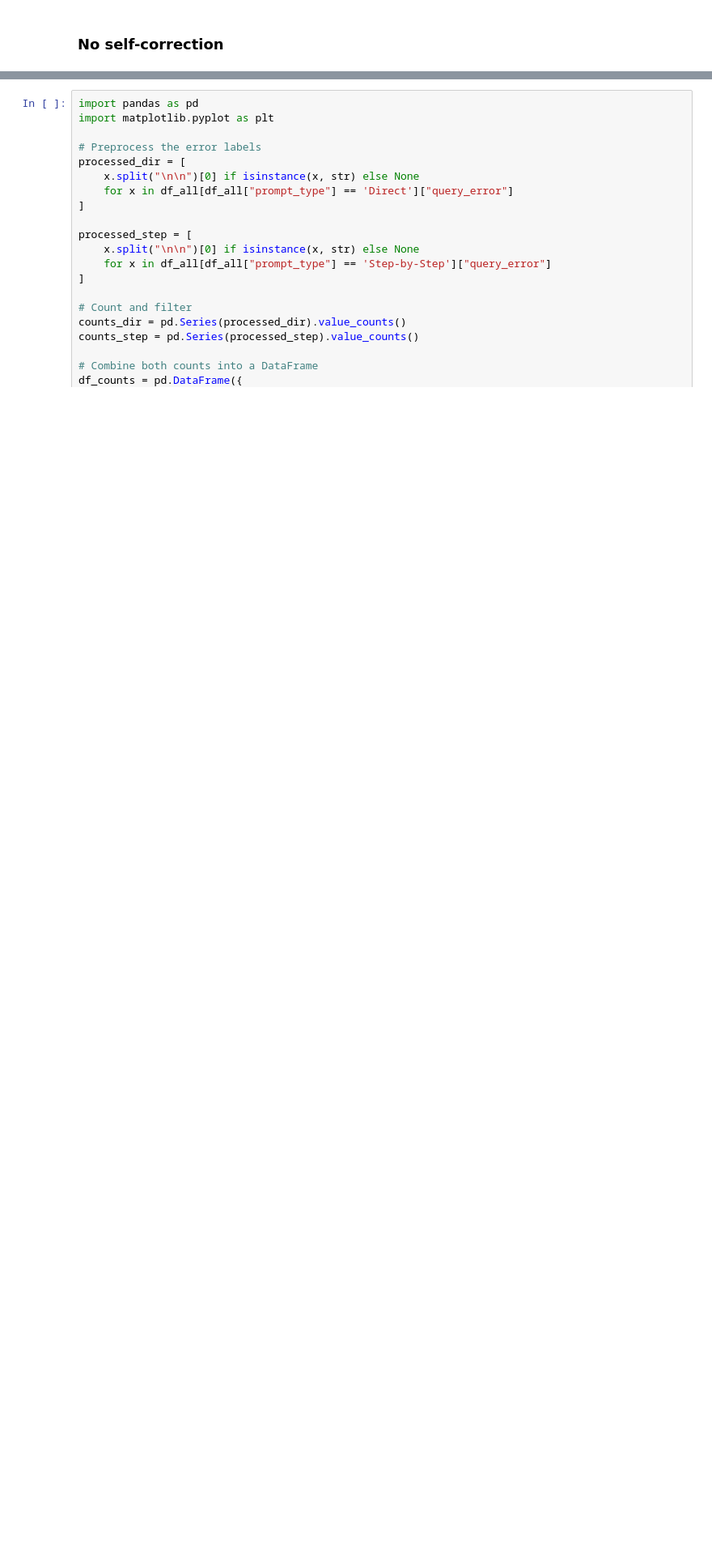
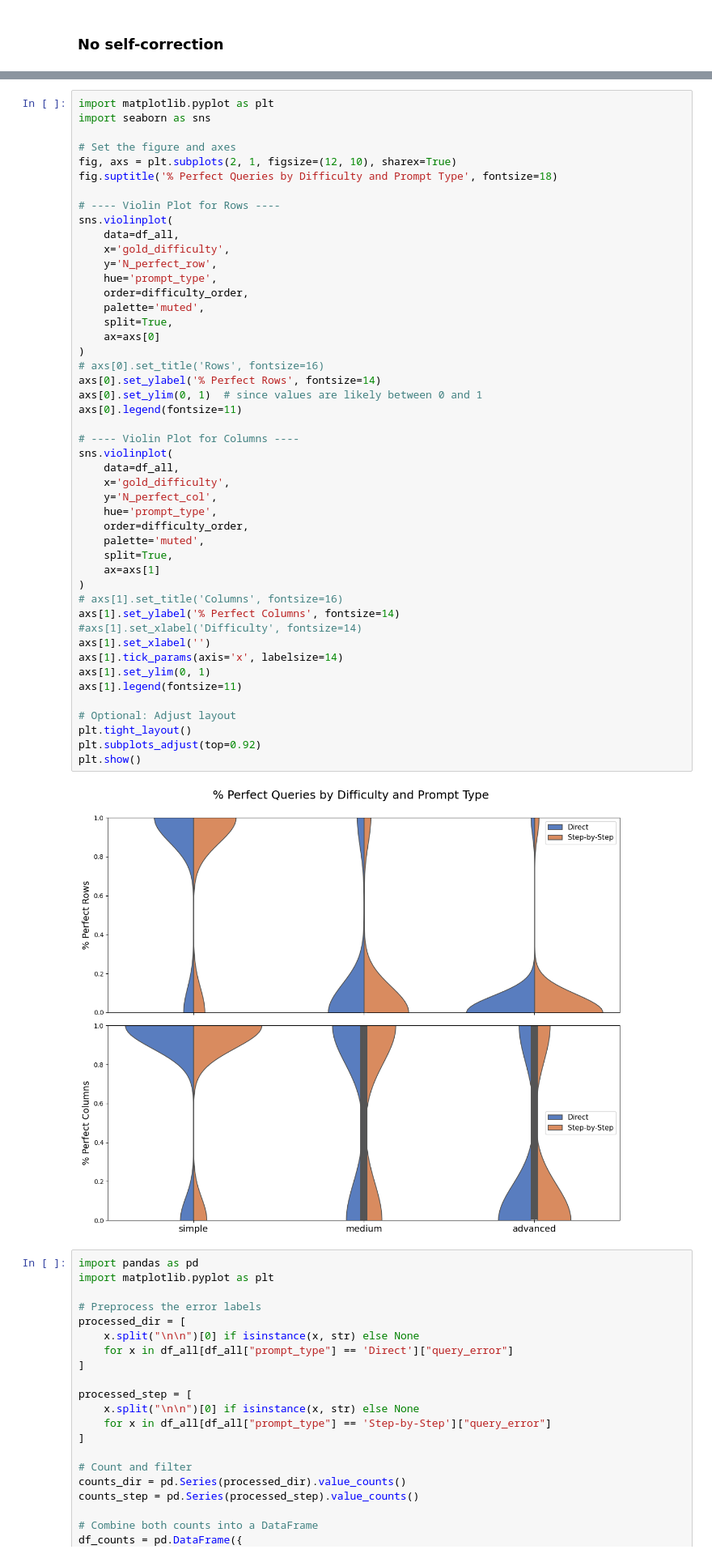
Before and after one commit to SimonSanfeliu/Tesis-Simon-Sanfeliu, a Jupyter notebook: Graphs_v2.ipynb, the cells around one changed output, grey strips where cells are left out. Shown at 81% size. Drawn from its saved outputs; the diff is of its cells as text; blank space fills up the shorter version.

Commit message:
✨ ⚡️ Added violin plots and automated LaTeX table generation

```diff
--- a/Graphs_v2.ipynb
+++ b/Graphs_v2.ipynb
@@ -228,6 +315,55 @@ plt.subplots_adjust(top=0.9)
 plt.show()
 # %% [output]
 [figure]
+# %%
+import matplotlib.pyplot as plt
+import seaborn as sns
+
+# Set the figure and axes
+fig, axs = plt.subplots(2, 1, figsize=(12, 10), sharex=True)
+fig.suptitle('% Perfect Queries by Difficulty and Prompt Type', fontsize=18)
+
+# ---- Violin Plot for Rows ----
+sns.violinplot(
+    data=df_all,
+    x='gold_difficulty',
+    y='N_perfect_row',
+    hue='prompt_type',
+    order=difficulty_order,
+    palette='muted',
+    split=True,
+    ax=axs[0]
+)
+# axs[0].set_title('Rows', fontsize=16)
+axs[0].set_ylabel('% Perfect Rows', fontsize=14)
+axs[0].set_ylim(0, 1)  # since values are likely between 0 and 1
+axs[0].legend(fontsize=11)
+
+# ---- Violin Plot for Columns ----
+sns.violinplot(
+    data=df_all,
+    x='gold_difficulty',
+    y='N_perfect_col',
+    hue='prompt_type',
+    order=difficulty_order,
+    palette='muted',
+    split=True,
+    ax=axs[1]
+)
+# axs[1].set_title('Columns', fontsize=16)
+axs[1].set_ylabel('% Perfect Columns', fontsize=14)
+#axs[1].set_xlabel('Difficulty', fontsize=14)
+axs[1].set_xlabel('')
+axs[1].tick_params(axis='x', labelsize=14)
+axs[1].set_ylim(0, 1)
+axs[1].legend(fontsize=11)
+
+# Optional: Adjust layout
+plt.tight_layout()
+plt.subplots_adjust(top=0.92)
+plt.show()
+# %% [output]
+[figure, added]
 # %%
 import pandas as pd
 import matplotlib.pyplot as plt
```
Also changed, not shown: parts of 5 cells of this notebook.
